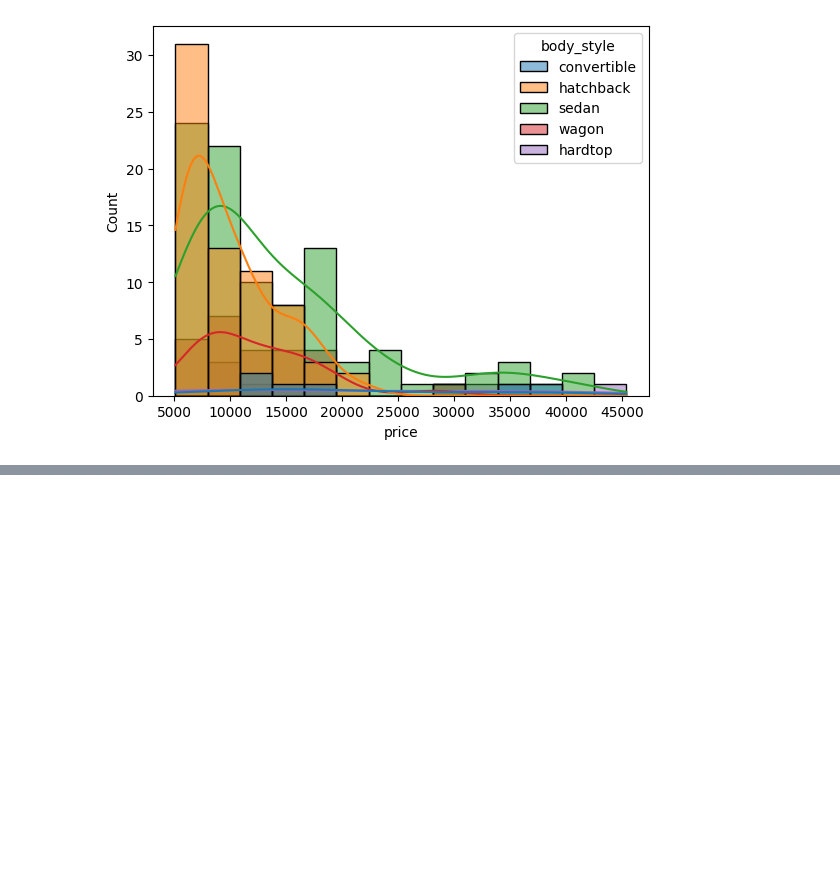
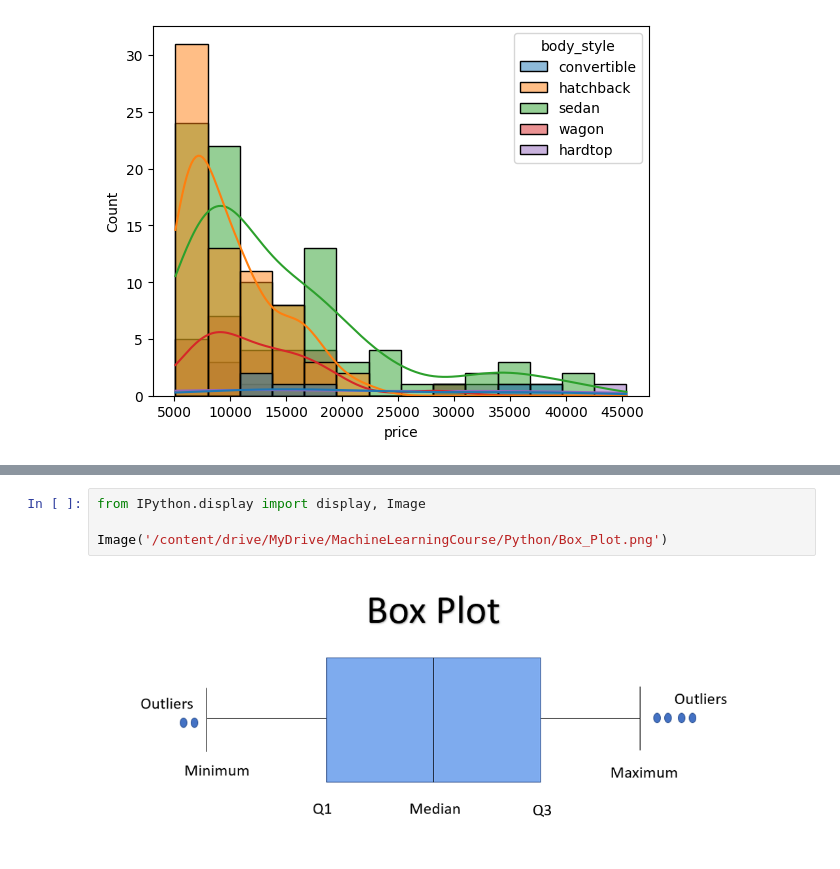
Before and after one commit to chemkemeimyers/PythonProjects, a Jupyter notebook: LoadingNSavingData.ipynb, the cells around one changed output, grey strips where cells are left out. Drawn from its saved outputs; the diff is of its cells as text; blank space fills up the shorter version.

Commit message:
Loading images

```diff
--- a/LoadingNSavingData.ipynb
+++ b/LoadingNSavingData.ipynb
@@ -111,0 +133,6 @@ sns.histplot(data=df,x='price',hue='body_style',kde=True)
+# %%
+from IPython.display import display, Image
+
+Image('/content/drive/MyDrive/MachineLearningCourse/Python/Box_Plot.png')
+# %% [output]
+[figure, added]
```
Also changed, not shown: parts of 1 cell of this notebook.
